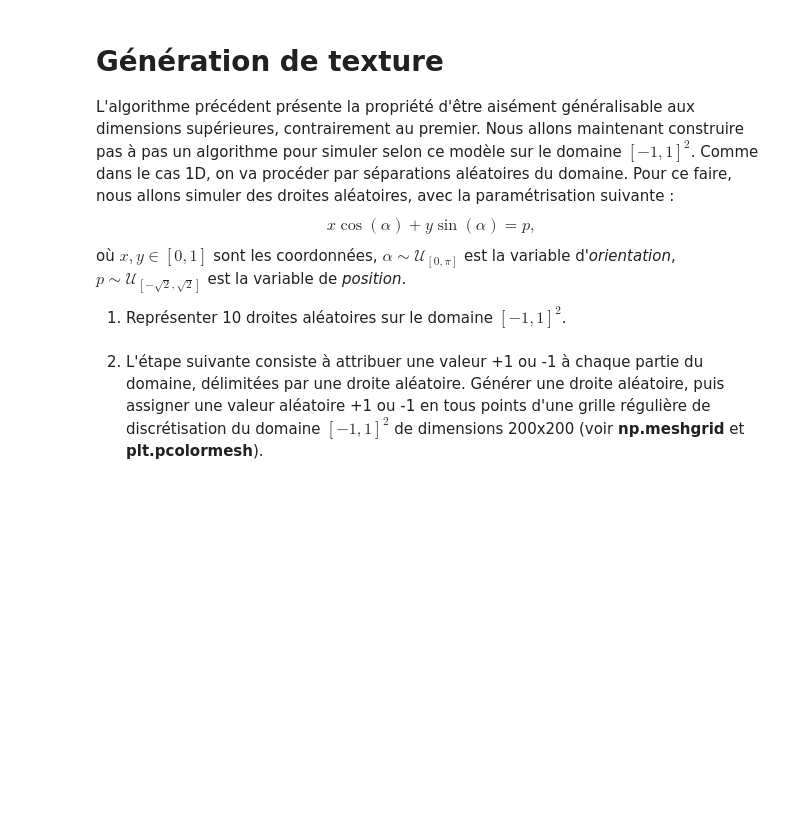
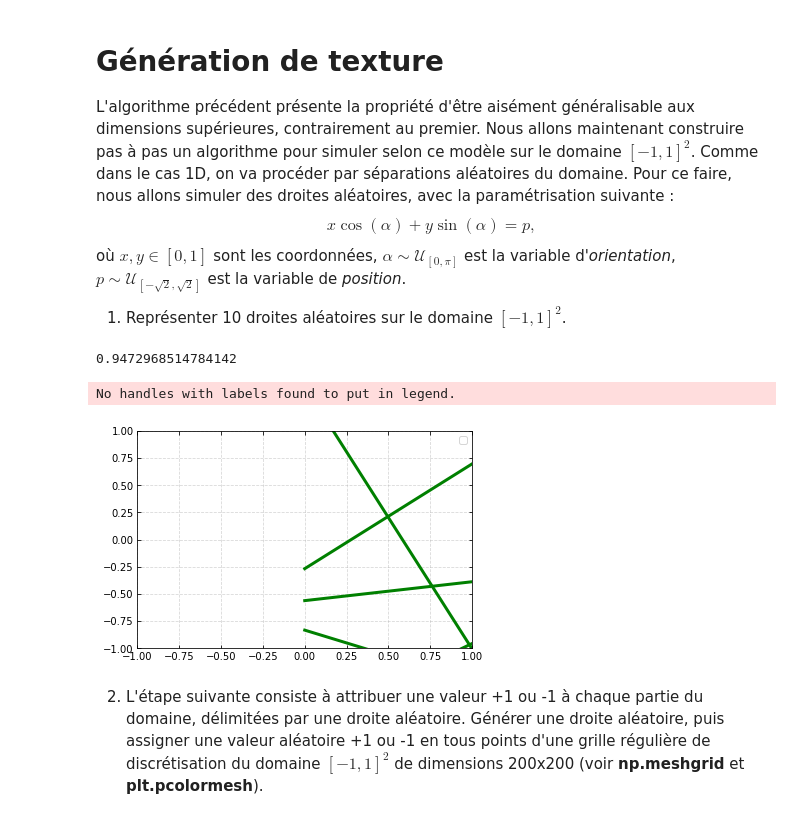
Before and after one commit to 21courgnea/Projet-Probabilit-COURGNEAU-LAFORGUE, a Jupyter notebook: Projet_Probabilités_COURGNEAU_LAFORGUE.ipynb, the cells around one changed output. Cells and saved outputs as stored; diff of their text form; code cells hidden in the pictures; blank space fills up the shorter version.

```diff
--- a/Projet_Probabilités_COURGNEAU_LAFORGUE.ipynb
+++ b/Projet_Probabilités_COURGNEAU_LAFORGUE.ipynb
@@ -358,7 +358,7 @@ def simulation_Ztilde(length, n, interval):
     return list_Ztilde
 # %%
 length = 1000
-n = 1000
+n = 1001
 interval = np.linspace(0,1,n)
 
 list_Ztilde = simulation_Ztilde(length, n, interval)
@@ -385,6 +409,38 @@ $$x \cos(\alpha) + y \sin(\alpha) = p,$$
 où $x,y \in [0,1]$ sont les coordonnées, $\alpha \sim \mathcal{U}_{[0,\pi]}$ est la variable d'*orientation*, $p \sim \mathcal{U}_{[-\sqrt{2},\sqrt{2}]}$ est la variable de *position*.
 
 1. Représenter 10 droites aléatoires sur le domaine $[-1, 1]^2$.
+# %%
+alpha = sps.uniform.rvs()
+print(alpha)
+# %% [output]
+0.9472968514784142
+# %%
+def generation_lines(num, interval):
+    plt.figure()
+    for k in range(num):
+        alpha = np.pi*sps.uniform.rvs()
+        p = 2*np.sqrt(2)*sps.uniform.rvs() - np.sqrt(2)
+        X = list(np.linspace(0,1,101))
+        Y = []
+        for x in X:
+            y = p/np.sin(alpha) - x/np.tan(alpha)
+            # if (y >= 0):
+            #     Y.append(y)
+            # else :
+            #     X.remove(x)
+            Y.append(y)
+        plt.plot(X, Y, 'g', lw=3)
+    plt.xlim(interval)
+    plt.ylim(interval)
+    plt.tick_params(top=True,right=True,direction='in')
+    plt.grid(linestyle='--',alpha=0.5)
+    plt.legend()
+    plt.show()
+# %%
+generation_lines(10, (-1,1))
+# %% [output]
+No handles with labels found to put in legend.
+[figure, added]
 # %% [markdown]
 2. L'étape suivante consiste à attribuer une valeur +1 ou -1 à chaque partie du domaine, délimitées par une droite aléatoire. Générer une droite aléatoire, puis assigner une valeur aléatoire +1 ou -1 en tous points d'une grille régulière de discrétisation du domaine $[-1,1]^2$ de dimensions 200x200 (voir **np.meshgrid** et **plt.pcolormesh**).
 # %% [markdown]
```
Also changed, not shown: parts of 6 cells of this notebook.
